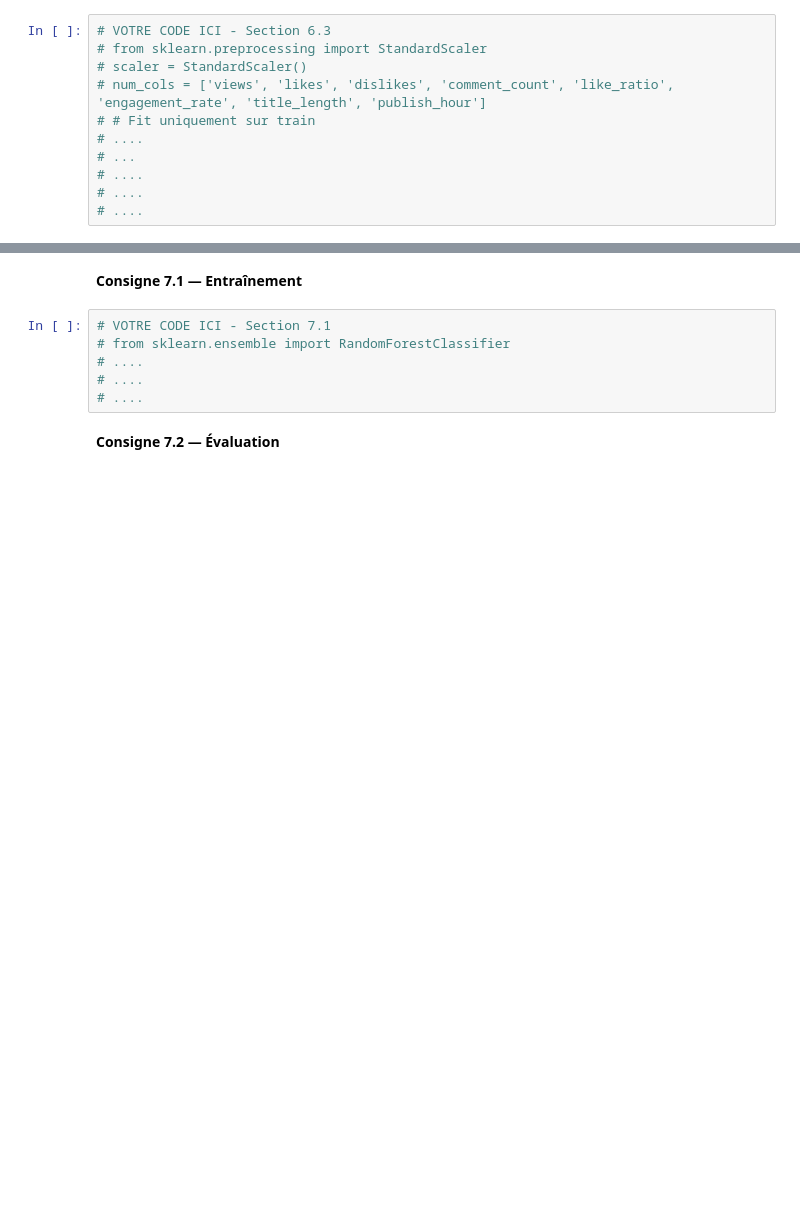
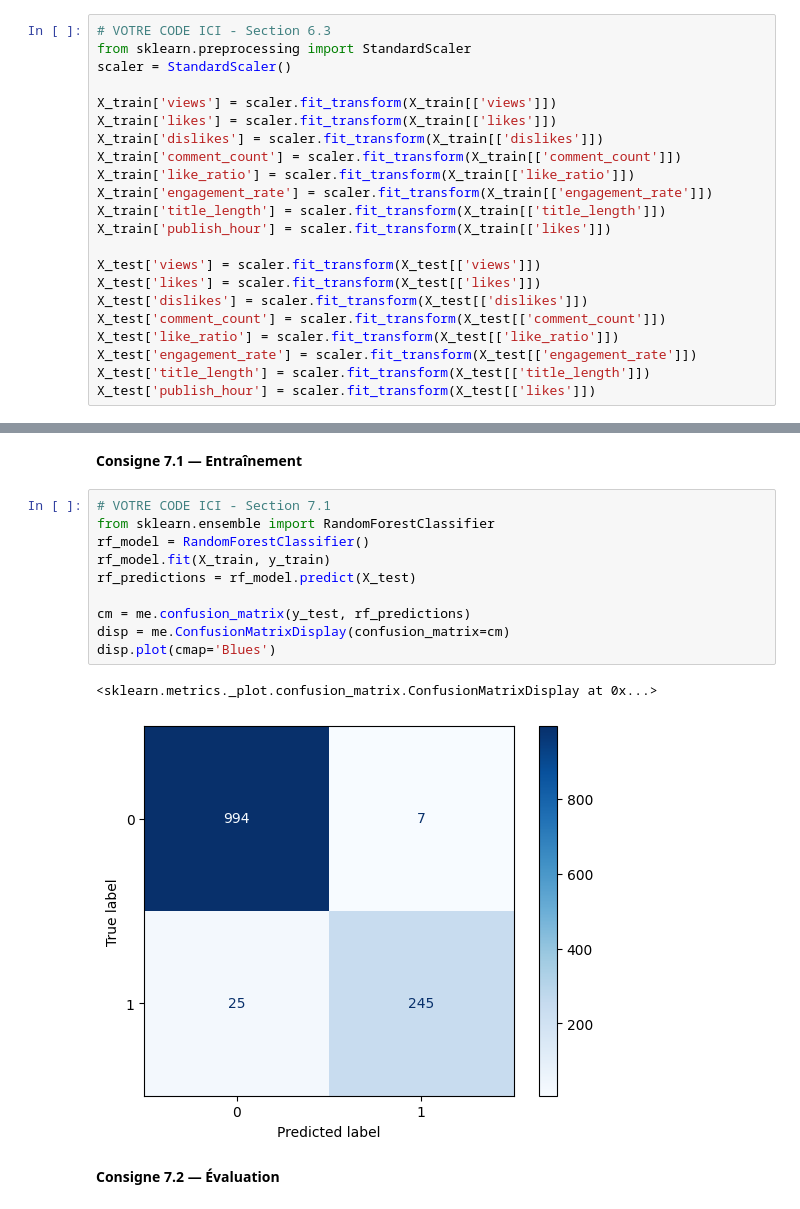
Before and after one commit to samyachd/youtube_ML, a Jupyter notebook: Project_ML_youtube_trending.ipynb, the cells around one changed output, grey strips where cells are left out. Drawn from its saved outputs; the diff is of its cells as text; blank space fills up the shorter version.

```diff
--- a/Project_ML_youtube_trending.ipynb
+++ b/Project_ML_youtube_trending.ipynb
@@ -197,25 +270,43 @@ None
 **Consigne 6.3 — Normalisation des données (StandardScaler)**
 # %%
 # VOTRE CODE ICI - Section 6.3
-# from sklearn.preprocessing import StandardScaler
-# scaler = StandardScaler()
-# num_cols = ['views', 'likes', 'dislikes', 'comment_count', 'like_ratio', 'engagement_rate', 'title_length', 'publish_hour']
-# # Fit uniquement sur train
-# ....
-# ...
-# ....
-# ....
-# ....
+from sklearn.preprocessing import StandardScaler
+scaler = StandardScaler()
+
+X_train['views'] = scaler.fit_transform(X_train[['views']])
+X_train['likes'] = scaler.fit_transform(X_train[['likes']])
+X_train['dislikes'] = scaler.fit_transform(X_train[['dislikes']])
+X_train['comment_count'] = scaler.fit_transform(X_train[['comment_count']])
+X_train['like_ratio'] = scaler.fit_transform(X_train[['like_ratio']])
+X_train['engagement_rate'] = scaler.fit_transform(X_train[['engagement_rate']])
+X_train['title_length'] = scaler.fit_transform(X_train[['title_length']])
+X_train['publish_hour'] = scaler.fit_transform(X_train[['likes']])
+
+X_test['views'] = scaler.fit_transform(X_test[['views']])
+X_test['likes'] = scaler.fit_transform(X_test[['likes']])
+X_test['dislikes'] = scaler.fit_transform(X_test[['dislikes']])
+X_test['comment_count'] = scaler.fit_transform(X_test[['comment_count']])
+X_test['like_ratio'] = scaler.fit_transform(X_test[['like_ratio']])
+X_test['engagement_rate'] = scaler.fit_transform(X_test[['engagement_rate']])
+X_test['title_length'] = scaler.fit_transform(X_test[['title_length']])
+X_test['publish_hour'] = scaler.fit_transform(X_test[['likes']])
 # %% [markdown]
 ## 7. Modèle 1 — Random Forest
 # %% [markdown]
 **Consigne 7.1 — Entraînement**
 # %%
 # VOTRE CODE ICI - Section 7.1
-# from sklearn.ensemble import RandomForestClassifier
-# ....
-# ....
-# ....
+from sklearn.ensemble import RandomForestClassifier
+rf_model = RandomForestClassifier()
+rf_model.fit(X_train, y_train)
+rf_predictions = rf_model.predict(X_test)
+
+cm = me.confusion_matrix(y_test, rf_predictions)
+disp = me.ConfusionMatrixDisplay(confusion_matrix=cm)
+disp.plot(cmap='Blues')
+# %% [output]
+<sklearn.metrics._plot.confusion_matrix.ConfusionMatrixDisplay at 0x...>
+[figure, added]
 # %% [markdown]
 **Consigne 7.2 — Évaluation**
 # %%
```
Also changed, not shown: parts of 26 cells of this notebook, 4 other files.
